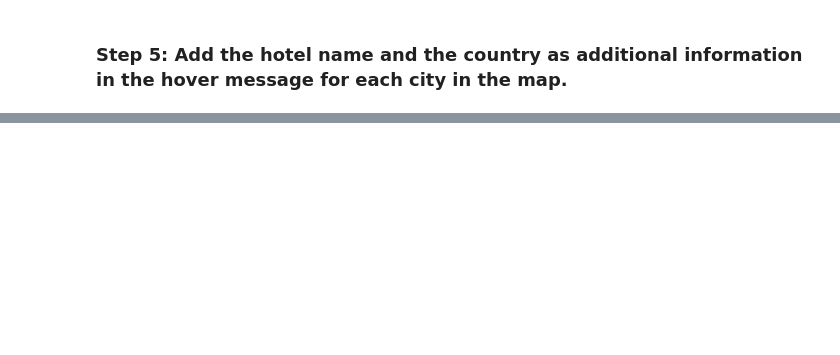
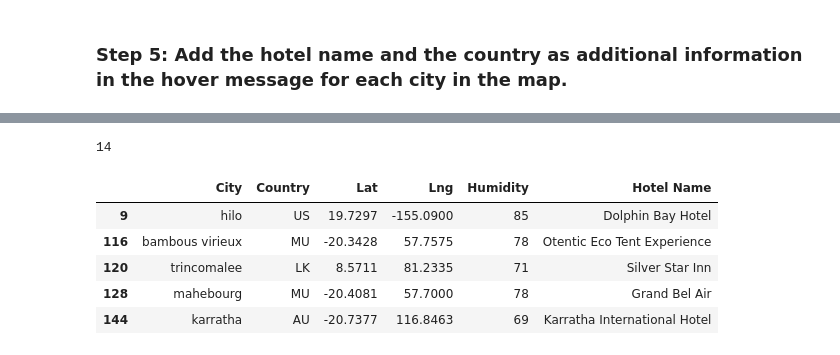
Before and after one commit to andcetera/python-api-challenge, a Jupyter notebook: Project Files/VacationPy.ipynb, the cells around one changed output, grey strips where cells are left out. Cells and saved outputs as stored; diff of their text form; code cells hidden in the pictures; blank space fills up the shorter version.

```diff
--- a/Project Files/VacationPy.ipynb
+++ b/Project Files/VacationPy.ipynb
@@ -205,0 +182,13 @@ guerrero negro - nearest hotel: Plaza sal paraiso
+# %%
+# Create list for only those locations that found hotel results to map below
+hotels = hotel_df.loc[hotel_df['Hotel Name'] != 'No hotel found']
+print(len(hotels))
+hotels.head()
+# %% [output]
+14
+|  | City | Country | Lat | Lng | Humidity | Hotel Name |
+| 9 | hilo | US | 19.7297 | -155.0900 | 85 | Dolphin Bay Hotel |
+| 116 | bambous virieux | MU | -20.3428 | 57.7575 | 78 | Otentic Eco Tent Experience |
+| 120 | trincomalee | LK | 8.5711 | 81.2335 | 71 | Silver Star Inn |
+| 128 | mahebourg | MU | -20.4081 | 57.7000 | 78 | Grand Bel Air |
+| 144 | karratha | AU | -20.7377 | 116.8463 | 69 | Karratha International Hotel |
```
Also changed, not shown: parts of 6 cells of this notebook.
